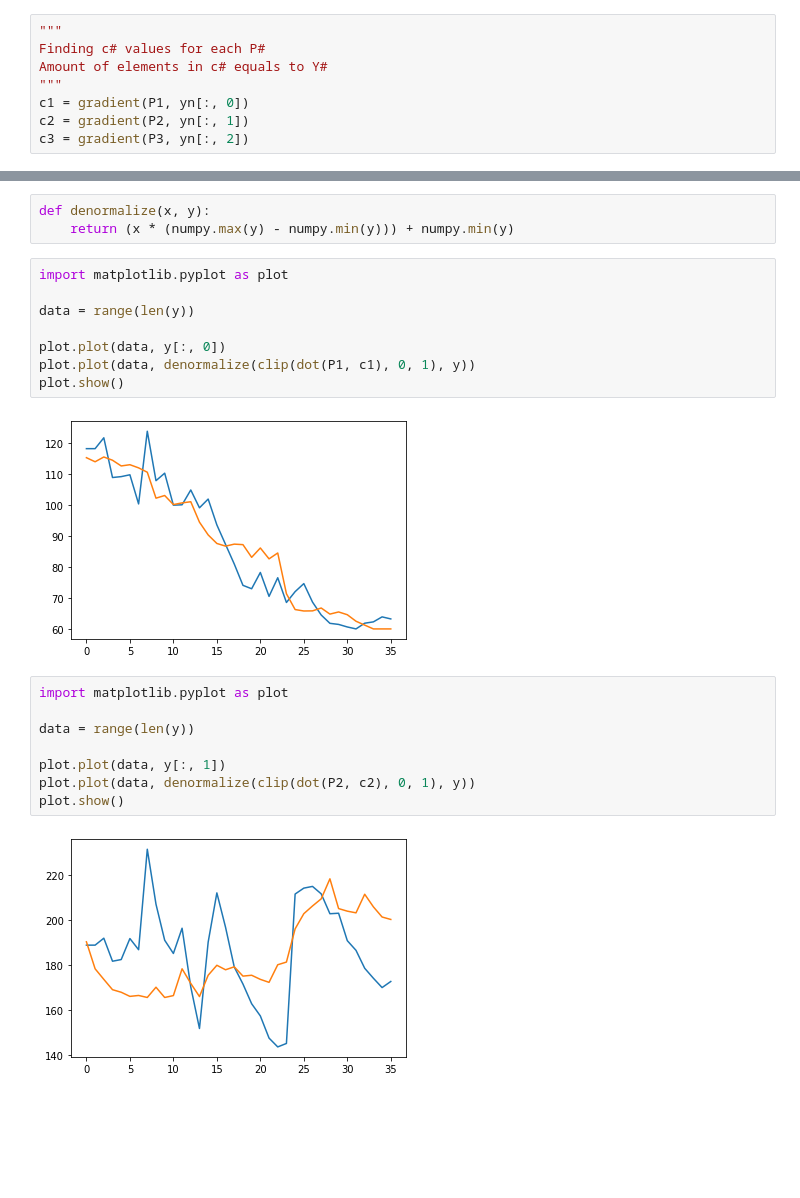
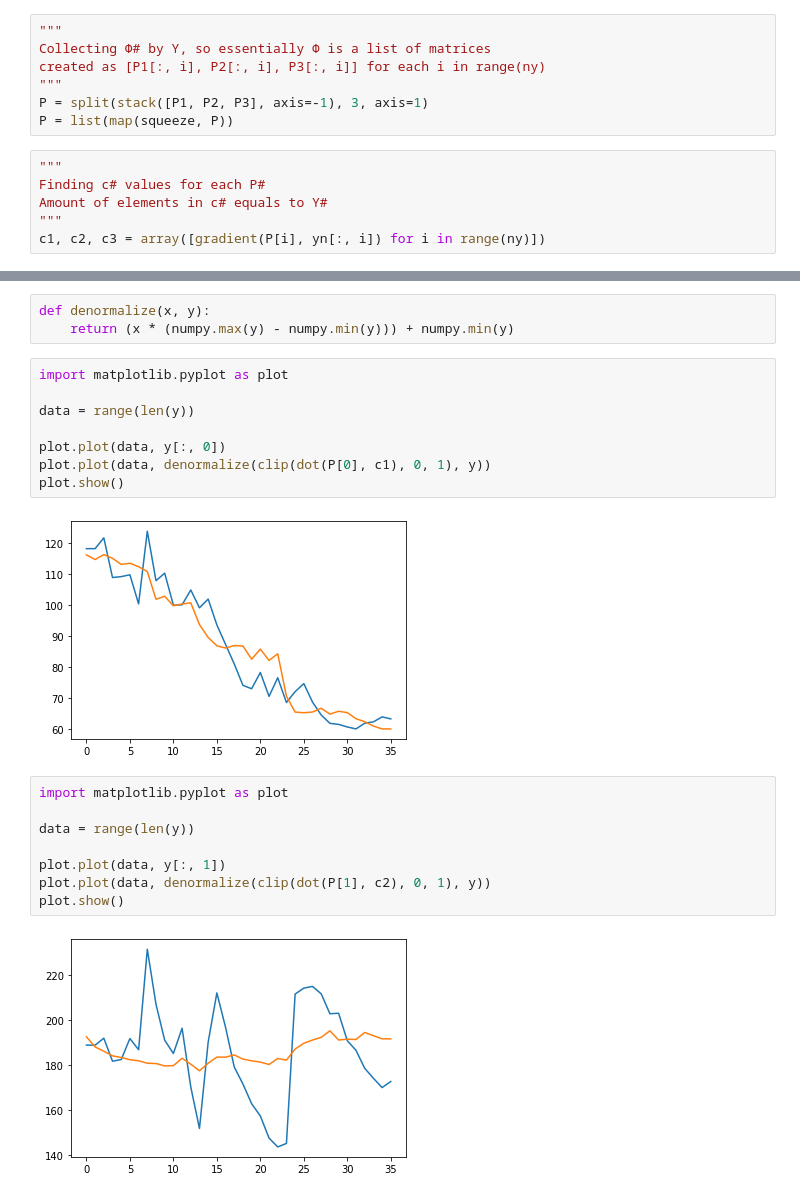
Before and after one commit to Teasotea/SystemAnalysis, a Jupyter notebook: lab2.ipynb, the cells around one changed output, grey strips where cells are left out. Saved outputs shown, nothing was run; the diff lists cells and outputs as text; blank space fills up the shorter version.

```diff
--- a/lab2.ipynb
+++ b/lab2.ipynb
@@ -174,14 +176,19 @@ Each Ф# has ny columns coresponding to Y
 P1 = ψ1 @ a1.T
 P2 = ψ2 @ a2.T
 P3 = ψ3 @ a3.T
+# %%
+"""
+Collecting Ф# by Y, so essentially Ф is a list of matrices
+created as [P1[:, i], P2[:, i], P3[:, i]] for each i in range(ny)
+"""
+P = split(stack([P1, P2, P3], axis=-1), 3, axis=1)
+P = list(map(squeeze, P))
 # %%
 """
 Finding c# values for each P#
 Amount of elements in c# equals to Y#
 """
-c1 = gradient(P1, yn[:, 0])
-c2 = gradient(P2, yn[:, 1])
-c3 = gradient(P3, yn[:, 2])
+c1, c2, c3 = array([gradient(P[i], yn[:, i]) for i in range(ny)])
 # %%
 """Combining final output for further usage"""
 c = array([c1, c2, c3]).T
@@ -217,20 +224,20 @@ import matplotlib.pyplot as plot
 data = range(len(y))
 
 plot.plot(data, y[:, 0])
-plot.plot(data, denormalize(clip(dot(P1, c1), 0, 1), y))
+plot.plot(data, denormalize(clip(dot(P[0], c1), 0, 1), y))
 plot.show()
 # %% [output]
-[figure, old version]
+[figure, new version]
 # %%
 import matplotlib.pyplot as plot
 
 data = range(len(y))
 
 plot.plot(data, y[:, 1])
-plot.plot(data, denormalize(clip(dot(P2, c2), 0, 1), y))
+plot.plot(data, denormalize(clip(dot(P[1], c2), 0, 1), y))
 plot.show()
 # %% [output]
-[figure, old version]
+[figure, new version]
 # %%
 import matplotlib.pyplot as plot
 
```
Also changed, not shown: parts of 3 cells of this notebook.
